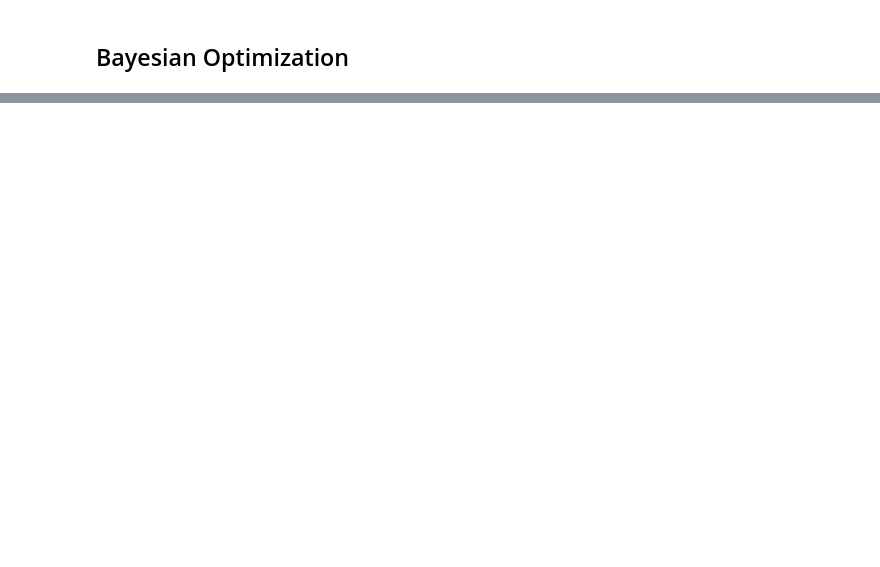
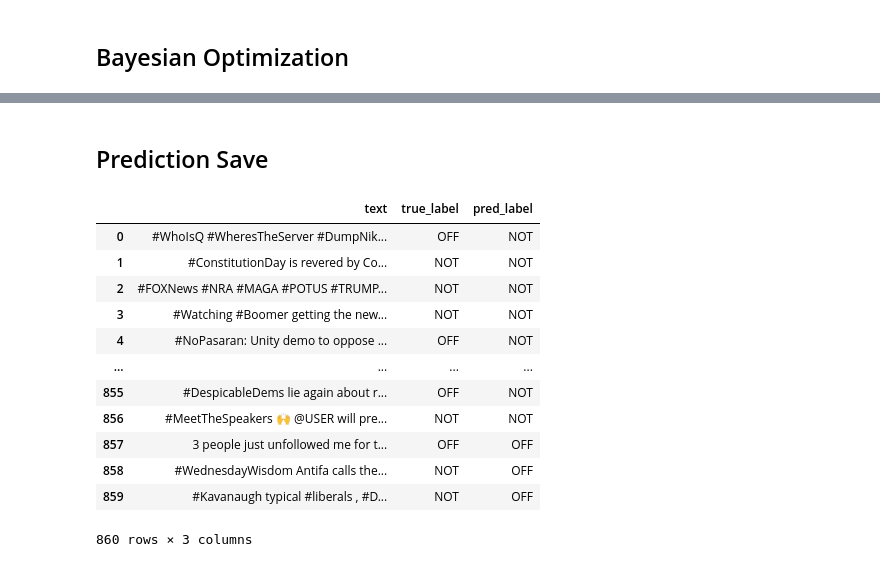
Before and after one commit to lct-rug-2022/lfd-final-project, a Jupyter notebook: experiments/ml_models_finetuning.ipynb, the cells around one changed output, grey strips where cells are left out. Saved outputs shown, nothing was run; the diff lists cells and outputs as text; code cells hidden in the pictures; blank space fills up the shorter version.

```diff
--- a/experiments/ml_models_finetuning.ipynb
+++ b/experiments/ml_models_finetuning.ipynb
@@ -192,8 +236,9 @@ val acc score: 0.667
 # %%
 test_pipeline = Pipeline(steps=[('vec',
-                 TfidfVectorizer(max_df=0.9, min_df=0.02568255483634174,
-                                 norm='l1', stop_words='english',
-                                 sublinear_tf=True)),
-                ('model', LinearSVC(C=0.1951777495712477, tol=0.01))
+                 TfidfVectorizer(max_df=0.9675, min_df=0.0,
+                                 ngram_range=(1, 3), stop_words='english')),
+                ('model',
+                 LinearSVC(C=16472.31, loss='hinge',
+                           tol=3.54e-06))
 ]).fit(df_train['text'], df_train['label'])
 # %%
@@ -204,0 +271,24 @@ test acc score: 0.7406976744186047
+# %% [markdown]
+## Prediction Save
+# %%
+df_pred = pd.DataFrame.from_dict({
+    'text': df_test['text'],
+    'true_label': df_test['label'],
+    'pred_label': test_pipeline.predict(df_test['text']),
+})
+df_pred.to_csv('baseline-tf-idf-linear-svm.csv', index=False)
+df_pred
+# %% [output]
+|  | text | true_label | pred_label |
+| 0 | #WhoIsQ #WheresTheServer #DumpNik... | OFF | NOT |
+| 1 | #ConstitutionDay is revered by Co... | NOT | NOT |
+| 2 | #FOXNews #NRA #MAGA #POTUS #TRUMP... | NOT | NOT |
+| 3 | #Watching #Boomer getting the new... | NOT | NOT |
+| 4 | #NoPasaran: Unity demo to oppose ... | OFF | NOT |
+| ... | ... | ... | ... |
+| 855 | #DespicableDems lie again about r... | OFF | NOT |
+| 856 | #MeetTheSpeakers 🙌 @USER will pre... | NOT | NOT |
+| 857 | 3 people just unfollowed me for t... | OFF | OFF |
+| 858 | #WednesdayWisdom Antifa calls the... | NOT | OFF |
+| 859 | #Kavanaugh typical #liberals , #D... | NOT | OFF |
+860 rows × 3 columns
```
Also changed, not shown: parts of 16 cells of this notebook, 2 other files.
